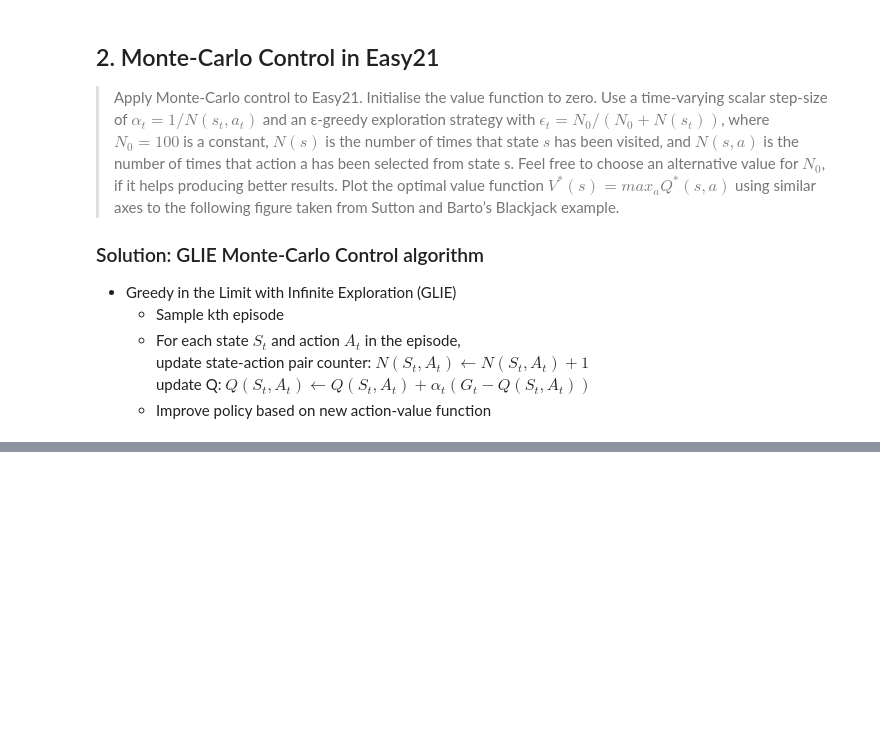
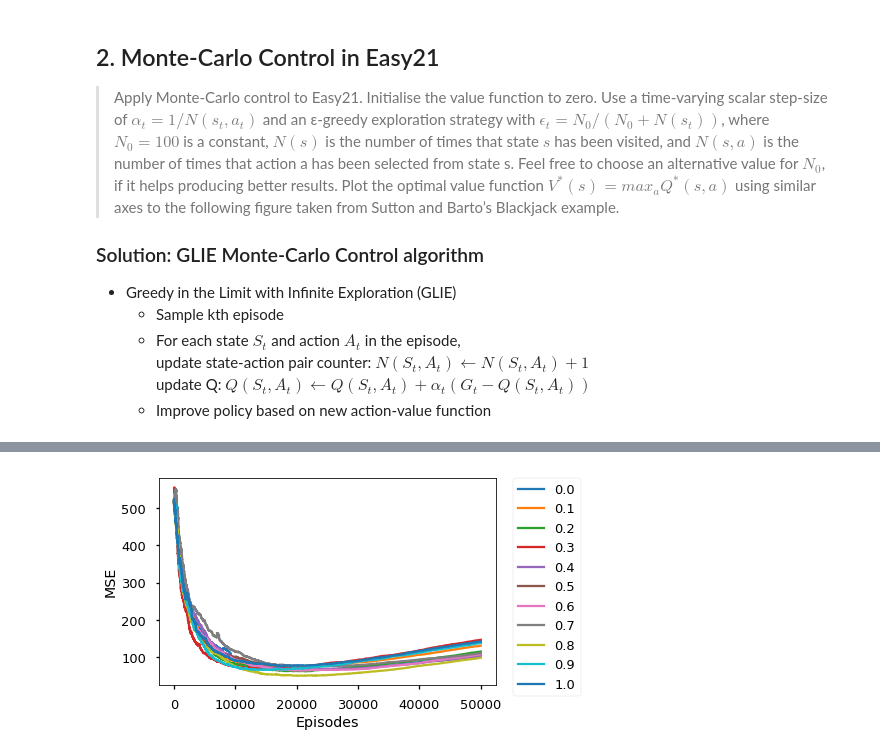
Before and after one commit to wangz10/Reinformcement-Learning, a Jupyter notebook: Easy21.ipynb, the cells around one changed output, grey strips where cells are left out. Drawn from its saved outputs; the diff is of its cells as text; code cells hidden in the pictures; blank space fills up the shorter version.

Commit message:
Implemented Sarsa(lambda) for Easy21

```diff
--- a/Easy21.ipynb
+++ b/Easy21.ipynb
@@ -307,0 +332,5 @@ plot_value_function(V, title='Value function after MC sampling %d episodes' % n_
+# %%
+# cache the Q* from Monte-Carlo
+Q_star = Q
+del Q
+lambdas = np.arange(11)/10
@@ -307,0 +412,16 @@ plot_value_function(V, title='Value function after MC sampling %d episodes' % n_
+# %%
+import seaborn as sns
+sns.set_context('talk')
+# %%
+# Plot learning curves across lambdas
+fig, ax = plt.subplots()
+for lbda, mses in zip(lambdas, MSEs):
+    ax.plot(np.arange(len(mses)), mses, label='%.1f'%lbda)
+
+ax.set_xlabel('Episodes')
+ax.set_ylabel('MSE')
+plt.legend(bbox_to_anchor=(1.05, 1), loc=2, borderaxespad=0.)
+fig.tight_layout()
+plt.show();
+# %% [output]
+[figure, added]
```
Also changed, not shown: parts of 11 cells of this notebook.
